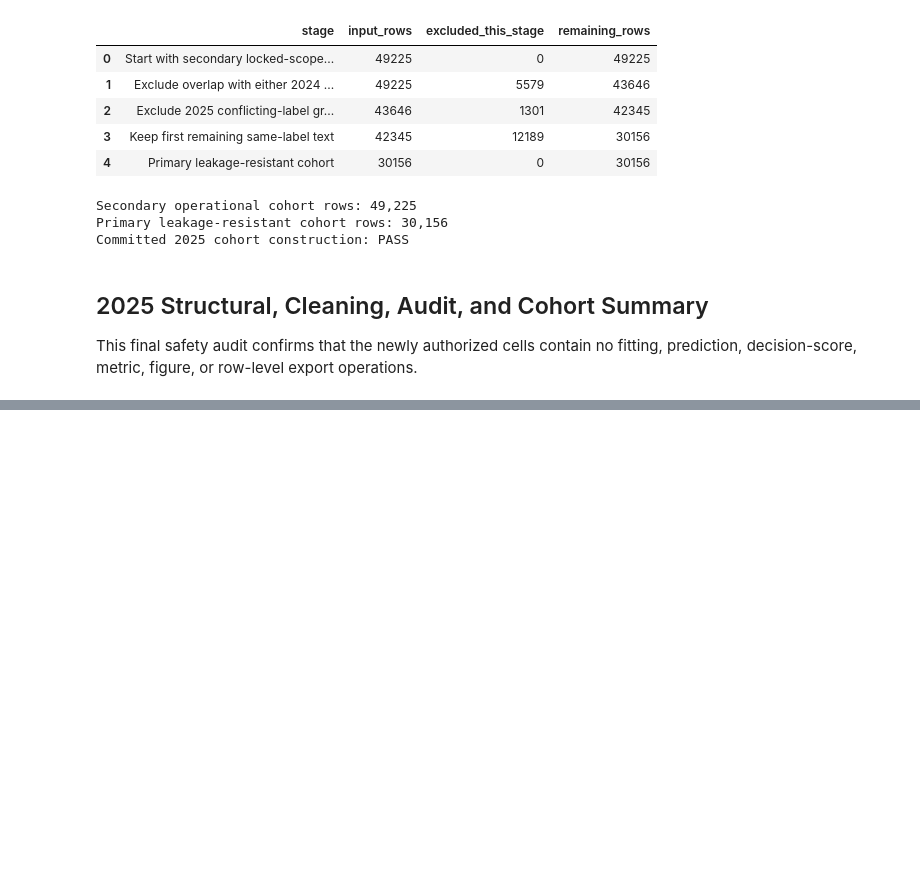
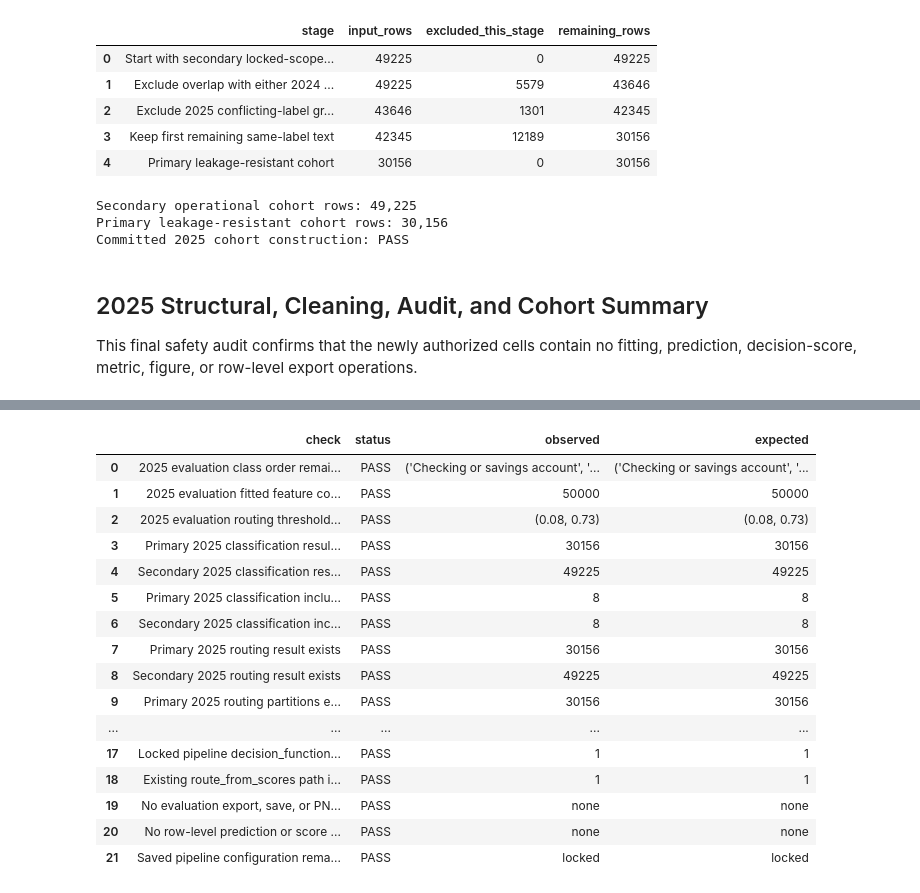
Before and after one commit to rihua-tech/financial-complaint-auto-routing-nlp, a Jupyter notebook: notebooks/07_2025_out_of_time_validation.ipynb, the cells around one changed output, grey strips where cells are left out. Drawn from its saved outputs; the diff is of its cells as text; code cells hidden in the pictures; blank space fills up the shorter version.

Commit message:
test: evaluate locked model on 2025 holdout

```diff
--- a/notebooks/07_2025_out_of_time_validation.ipynb
+++ b/notebooks/07_2025_out_of_time_validation.ipynb
@@ -1233,0 +1764,97 @@ No 2025 model predictions, decision scores, classification metrics, routing metr
+# %%
+with NOTEBOOK_PATH.open("r", encoding="utf-8") as notebook_handle:
+    evaluation_notebook_document = nbformat.read(notebook_handle, as_version=4)
+
+evaluation_cell_ids = {"classification-2025", "routing-2025", "comparison-2025"}
+evaluation_sources = [
+    cell.source
+    for cell in evaluation_notebook_document.cells
+    if cell.cell_type == "code" and cell.id in evaluation_cell_ids
+]
+evaluation_fit_calls = []
+evaluation_predict_calls = []
+evaluation_decision_calls = []
+evaluation_route_calls = []
+evaluation_save_calls = []
+evaluation_sensitive_displays = []
+evaluation_save_call_names = {"to_csv", "to_parquet", "to_pickle", "to_json", "save", "savez", "savefig", "dump"}
+evaluation_sensitive_names = {
+    "primary_2025_df",
+    "secondary_2025_df",
+    "y_true",
+    "predictions",
+    "score_matrix",
+    "decisions",
+    "routed_predictions",
+}
+
+for source in evaluation_sources:
+    syntax_tree = ast.parse(source)
+    for node in ast.walk(syntax_tree):
+        if not isinstance(node, ast.Call):
+            continue
+        if isinstance(node.func, ast.Attribute):
+            call_name = node.func.attr
+        elif isinstance(node.func, ast.Name):
+            call_name = node.func.id
+        else:
+            call_name = ""
+        if call_name in {"fit", "fit_transform"}:
+            evaluation_fit_calls.append(call_name)
+        if call_name == "predict":
+            evaluation_predict_calls.append(call_name)
+        if call_name == "decision_function":
+            evaluation_decision_calls.append(call_name)
+        if call_name == "route_from_scores":
+            evaluation_route_calls.append(call_name)
+        if call_name in evaluation_save_call_names:
+            evaluation_save_calls.append(call_name)
+        if call_name == "display" and node.args:
+            displayed_names = {child.id for child in ast.walk(node.args[0]) if isinstance(child, ast.Name)}
+            if displayed_names.intersection(evaluation_sensitive_names):
+                evaluation_sensitive_displays.append(ast.unparse(node.args[0]))
+
+record_check("No fitting call in 2025 evaluation cells", not evaluation_fit_calls, evaluation_fit_calls or "none", "none")
+record_check("Locked pipeline predict path is used", len(evaluation_predict_calls) == 1, len(evaluation_predict_calls), 1)
+record_check("Locked pipeline decision_function path is used", len(evaluation_decision_calls) == 1, len(evaluation_decision_calls), 1)
+record_check("Existing route_from_scores path is used", len(evaluation_route_calls) == 1, len(evaluation_route_calls), 1)
+record_check("No evaluation export, save, or PNG call", not evaluation_save_calls, evaluation_save_calls or "none", "none")
+record_check("No row-level prediction or score display", not evaluation_sensitive_displays, evaluation_sensitive_displays or "none", "none")
+record_check("Saved pipeline configuration remains unchanged after evaluation", tuple(pipeline.classes_) == EXPECTED_CLASSES and len(tfidf.vocabulary_) == 50_000 and (MIN_TOP_SCORE, MIN_SCORE_MARGIN) == (0.08, 0.73), "locked", "locked")
+stop_if_failed("2025 classification and routing evaluation safety audit")
+
+evaluation_check_table = pd.DataFrame(check_records[evaluation_check_start:])
+display(evaluation_check_table)
+final_check_table = pd.DataFrame(check_records)
+all_final_checks_passed = bool(final_check_table["status"].eq("PASS").all())
+if not all_final_checks_passed:
+    raise RuntimeError("The locked 2025 classification or routing evaluation FAILED.")
+
+primary_classification_result.pop("y_true", None)
+primary_classification_result.pop("predictions", None)
+secondary_classification_result.pop("y_true", None)
+secondary_classification_result.pop("predictions", None)
+
+print("Existing structural and cohort checks passed: 86/86")
+print(f"New classification/routing/comparison checks passed: {len(evaluation_check_table)}/{len(evaluation_check_table)}")
+print(f"All notebook checks passed: {len(final_check_table)}/{len(final_check_table)}")
+print("LOCKED 2025 CLASSIFICATION AND ROUTING EVALUATION: PASS")
+print("No fitting, drift analysis, final figure creation, or sensitive row-level export occurred.")
+# %% [output]
+|  | check | status | observed | expected |
+| 0 | 2025 evaluation class order remai... | PASS | ('Checking or savings account', '... | ('Checking or savings account', '... |
+| 1 | 2025 evaluation fitted feature co... | PASS | 50000 | 50000 |
+| 2 | 2025 evaluation routing threshold... | PASS | (0.08, 0.73) | (0.08, 0.73) |
+| 3 | Primary 2025 classification resul... | PASS | 30156 | 30156 |
+| 4 | Secondary 2025 classification res... | PASS | 49225 | 49225 |
+| 5 | Primary 2025 classification inclu... | PASS | 8 | 8 |
+| 6 | Secondary 2025 classification inc... | PASS | 8 | 8 |
+| 7 | Primary 2025 routing result exists | PASS | 30156 | 30156 |
+| 8 | Secondary 2025 routing result exists | PASS | 49225 | 49225 |
+| 9 | Primary 2025 routing partitions e... | PASS | 30156 | 30156 |
+| ... | ... | ... | ... | ... |
+| 17 | Locked pipeline decision_function... | PASS | 1 | 1 |
+| 18 | Existing route_from_scores path i... | PASS | 1 | 1 |
+| 19 | No evaluation export, save, or PN... | PASS | none | none |
+| 20 | No row-level prediction or score ... | PASS | none | none |
+| 21 | Saved pipeline configuration rema... | PASS | locked | locked |
```
Also changed, not shown: parts of 11 cells of this notebook.
